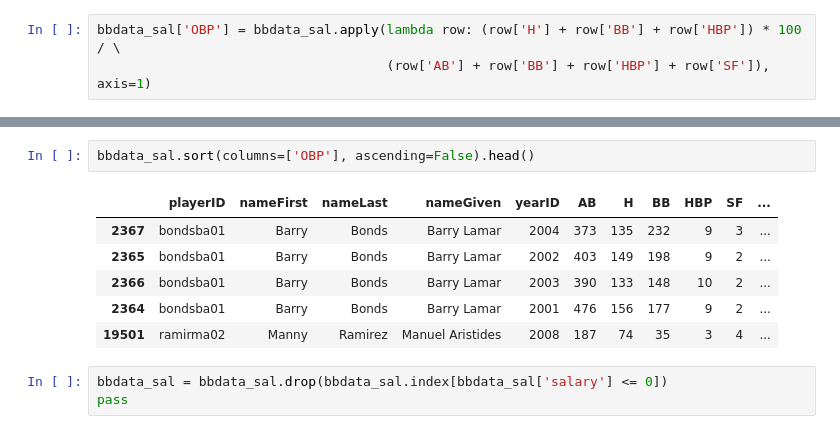
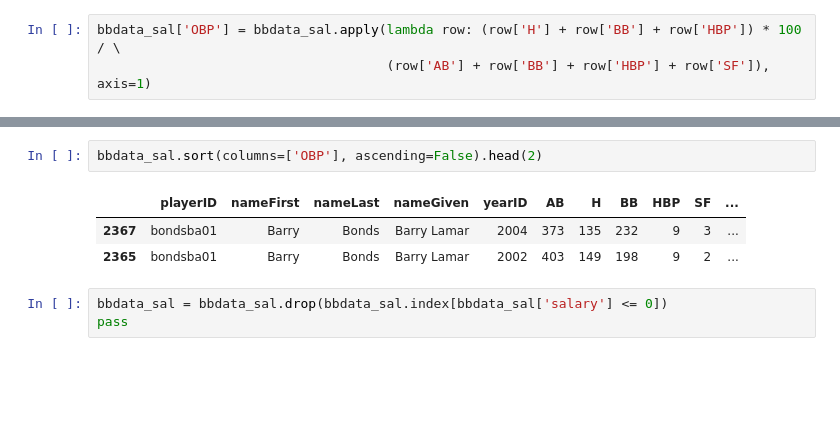
Before and after one commit to ahartz1/moneyball, a Jupyter notebook: moneyball.ipynb, the cells around one changed output, grey strips where cells are left out. Cells and saved outputs as stored; diff of their text form; blank space fills up the shorter version.

```diff
--- a/moneyball.ipynb
+++ b/moneyball.ipynb
@@ -132,12 +90,9 @@ bbdata_sal.head()
 # %%
-bbdata_sal.sort(columns=['OBP'], ascending=False).head()
+bbdata_sal.sort(columns=['OBP'], ascending=False).head(2)
 # %% [output]
 |  | playerID | nameFirst | nameLast | nameGiven | yearID | AB | H | BB | HBP | SF | ... |
 | 2367 | bondsba01 | Barry | Bonds | Barry Lamar | 2004 | 373 | 135 | 232 | 9 | 3 | ... |
 | 2365 | bondsba01 | Barry | Bonds | Barry Lamar | 2002 | 403 | 149 | 198 | 9 | 2 | ... |
-| 2366 | bondsba01 | Barry | Bonds | Barry Lamar | 2003 | 390 | 133 | 148 | 10 | 2 | ... |
-| 2364 | bondsba01 | Barry | Bonds | Barry Lamar | 2001 | 476 | 156 | 177 | 9 | 2 | ... |
-| 19501 | ramirma02 | Manny | Ramirez | Manuel Aristides | 2008 | 187 | 74 | 35 | 3 | 4 | ... |
 # %%
 bbdata_sal = bbdata_sal.drop(bbdata_sal.index[bbdata_sal['salary'] <= 0])
 pass
```
Also changed, not shown: parts of 20 cells of this notebook.
